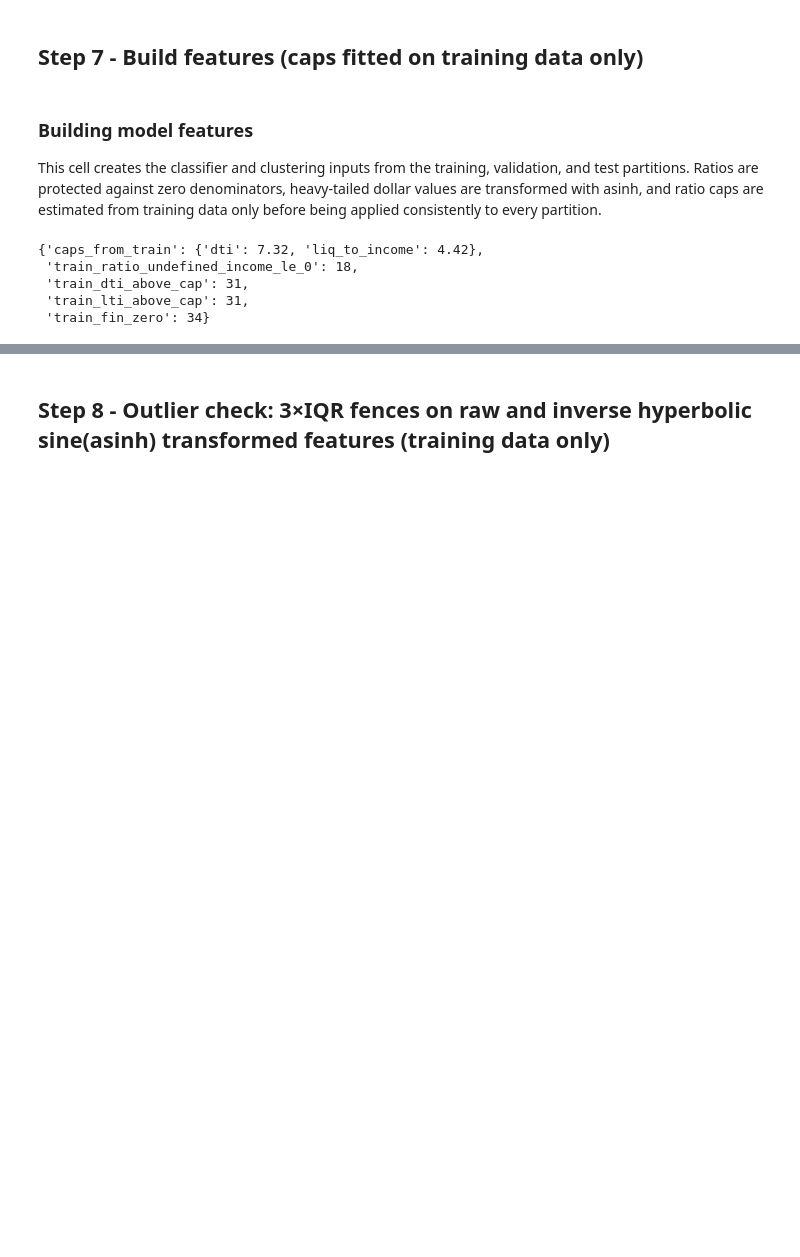
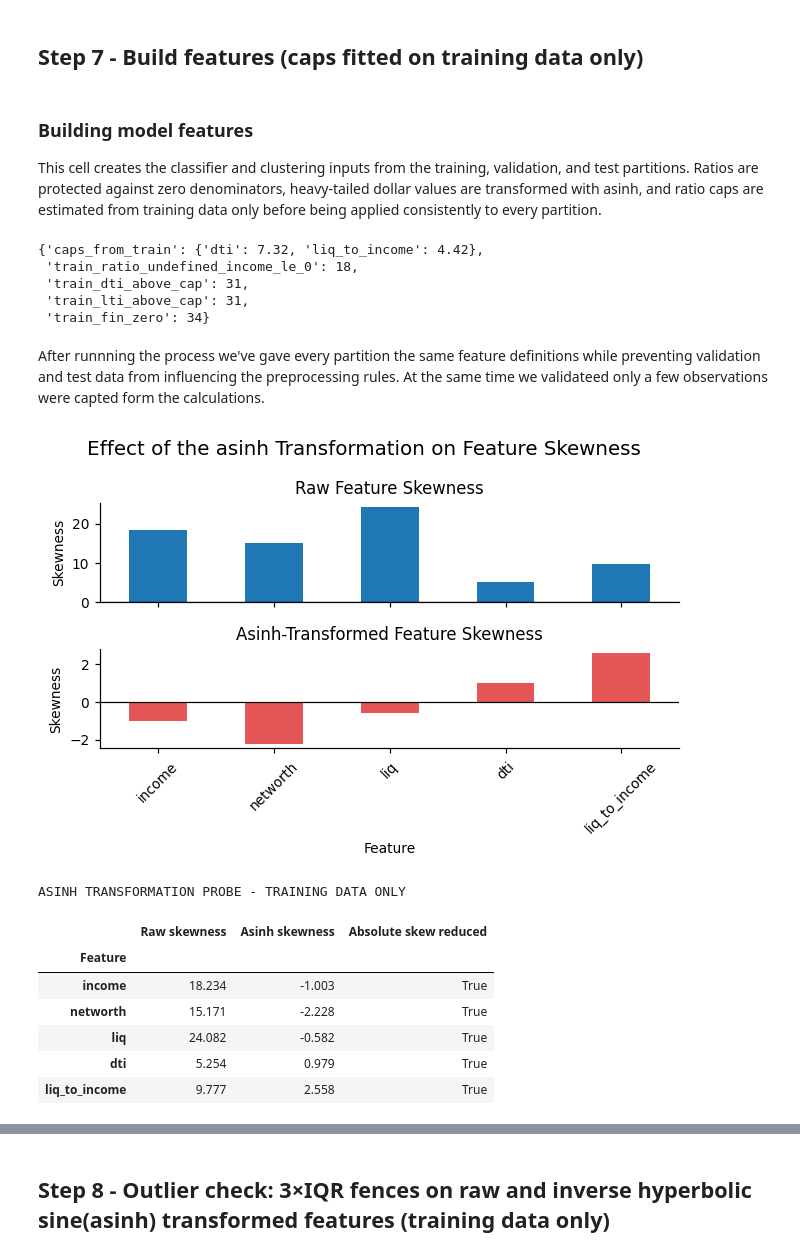
Before and after one commit to Ivory-Uche/Portfolio-Pilot, a Jupyter notebook: Portfolio_pilot_M3.ipynb, the cells around one changed output, grey strips where cells are left out. Cells and saved outputs as stored; diff of their text form; code cells hidden in the pictures; blank space fills up the shorter version.

Commit message:
Added Skew adjusting justification. Use of the asinh transformation.

```diff
--- a/Portfolio_pilot_M3.ipynb
+++ b/Portfolio_pilot_M3.ipynb
@@ -563,3 +563,82 @@ NUMBERS["features"]
  'train_dti_above_cap': 31,
  'train_lti_above_cap': 31,
  'train_fin_zero': 34}
+# %% [markdown]
+After runnning the process we've gave every partition the same feature definitions while preventing validation and test data from influencing the preprocessing rules. At the same time we validateed only a few observations were capted form the calculations.
+# %%
+# Visual Probe whether the asinh transformation reduces skew in the training data.
+
+asinh_probe_raw = {
+    "income": tr["income"],
+    "networth": tr["networth"],
+    "liq": tr["liq"],
+    "dti": ratio(tr["debt"], tr["income"]),
+    "liq_to_income": ratio(tr["liq"], tr["income"]),
+}
+
+#.skew describes the asymmetry of a distribution:
+#0 means approximately symmetric
+#Positive values indicate a longer right tail
+#Negative values indicate a longer left tail
+#Larger absolute values indicate stronger asymmetry
+asinh_probe_rows = []
+for c, raw_values in asinh_probe_raw.items():
+    raw_skew = raw_values.skew()
+    transformed_skew = feats["train"][f"asinh_{c}"].skew()
+    asinh_probe_rows.append({
+        "Feature": c,
+        "Raw skewness": raw_skew,
+        "Asinh skewness": transformed_skew,
+        "Absolute skew reduced": abs(transformed_skew) < abs(raw_skew),
+    })
+
+fig, axes = plt.subplots( nrows=2, ncols=1, figsize=(6, 4), sharex=True)
+
+# Raw skewness
+asinh_probe["Raw skewness"].plot( kind="bar", ax=axes[0])
+
+axes[0].axhline(0, color="black", linewidth=0.8)
+axes[0].set_title("Raw Feature Skewness")
+axes[0].set_ylabel("Skewness")
+axes[0].tick_params(axis="x", labelbottom=False)
+
+# Asinh-transformed skewness
+asinh_probe["Asinh skewness"].plot(kind="bar",ax=axes[1], color="#E45756")
+
+axes[1].axhline(0, color="black", linewidth=0.8)
+axes[1].set_title("Asinh-Transformed Feature Skewness")
+axes[1].set_xlabel("Feature")
+axes[1].set_ylabel("Skewness")
+axes[1].tick_params(axis="x", rotation=45)
+
+fig.suptitle("Effect of the asinh Transformation on Feature Skewness",fontsize=13)
+
+plt.tight_layout()
+plt.show()
+
+#Table format
+asinh_probe_rows = []
+for c, raw_values in asinh_probe_raw.items():
+    raw_skew = raw_values.skew()
+    transformed_skew = feats["train"][f"asinh_{c}"].skew()
+    asinh_probe_rows.append({
+        "Feature": c,
+        "Raw skewness": raw_skew,
+        "Asinh skewness": transformed_skew,
+        "Absolute skew reduced": abs(transformed_skew) < abs(raw_skew),
+    })
+asinh_probe = pd.DataFrame(asinh_probe_rows).set_index("Feature")
+print()
+print("ASINH TRANSFORMATION PROBE - TRAINING DATA ONLY")
+print()
+display(asinh_probe.round(3))
+# %% [output]
+[figure, added]
+ASINH TRANSFORMATION PROBE - TRAINING DATA ONLY
+|  | Raw skewness | Asinh skewness | Absolute skew reduced |
+| Feature |  |  |  |
+| income | 18.234 | -1.003 | True |
+| networth | 15.171 | -2.228 | True |
+| liq | 24.082 | -0.582 | True |
+| dti | 5.254 | 0.979 | True |
+| liq_to_income | 9.777 | 2.558 | True |
```
Also changed, not shown: parts of 2 cells of this notebook.
